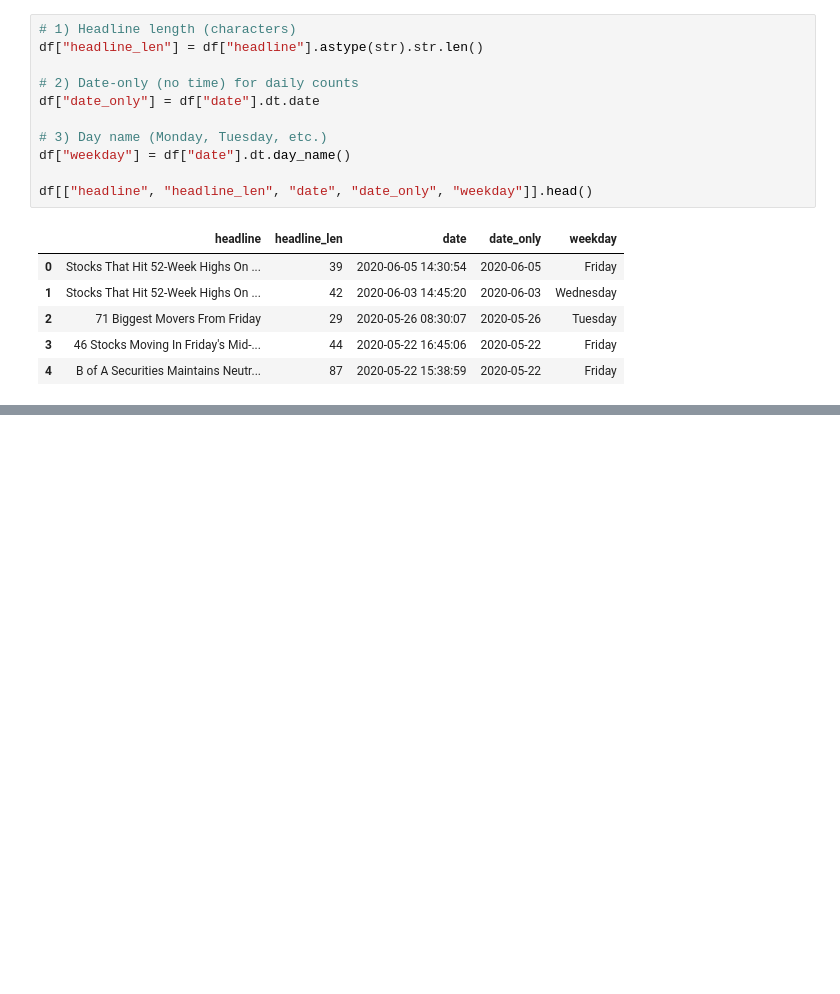
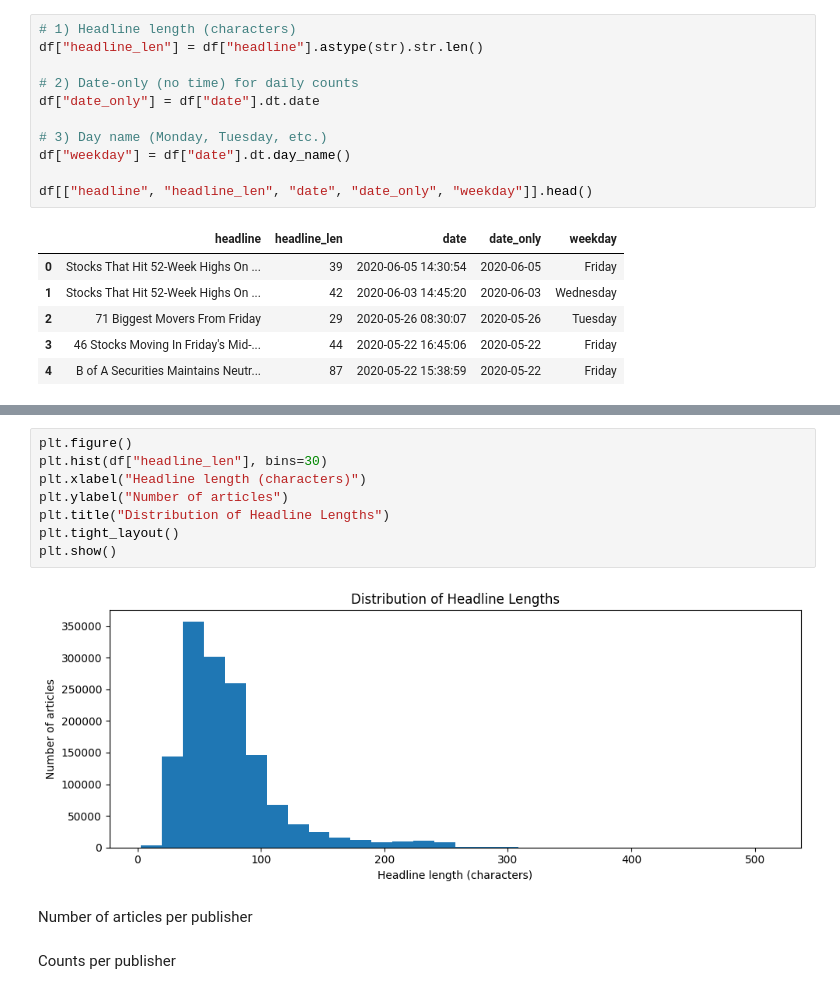
Before and after one commit to Filimon-H/Predicting-Price-Moves-with-News-Sentiment, a Jupyter notebook: notebooks/News_EDA.ipynb, the cells around one changed output, grey strips where cells are left out. Drawn from its saved outputs; the diff is of its cells as text; blank space fills up the shorter version.

```diff
--- a/notebooks/News_EDA.ipynb
+++ b/notebooks/News_EDA.ipynb
@@ -96,0 +114,14 @@ df[["headline", "headline_len", "date", "date_only", "weekday"]].head()
+# %%
+plt.figure()
+plt.hist(df["headline_len"], bins=30)
+plt.xlabel("Headline length (characters)")
+plt.ylabel("Number of articles")
+plt.title("Distribution of Headline Lengths")
+plt.tight_layout()
+plt.show()
+# %% [output]
+[figure, added]
+# %% [markdown]
+Number of articles per publisher
+# %% [markdown]
+Counts per publisher
```
Also changed, not shown: parts of 12 cells of this notebook.
